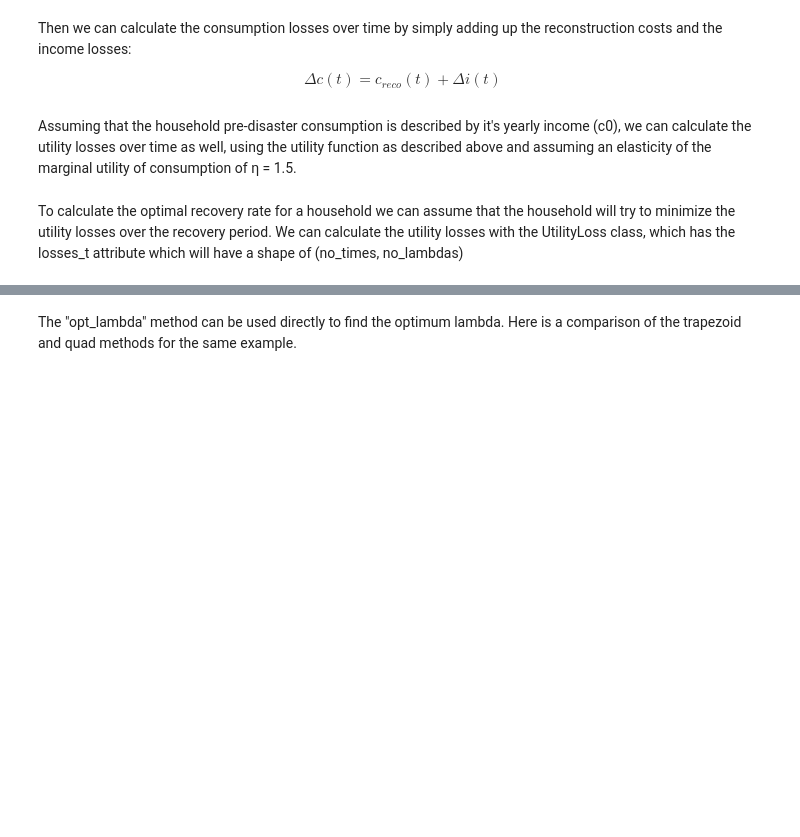
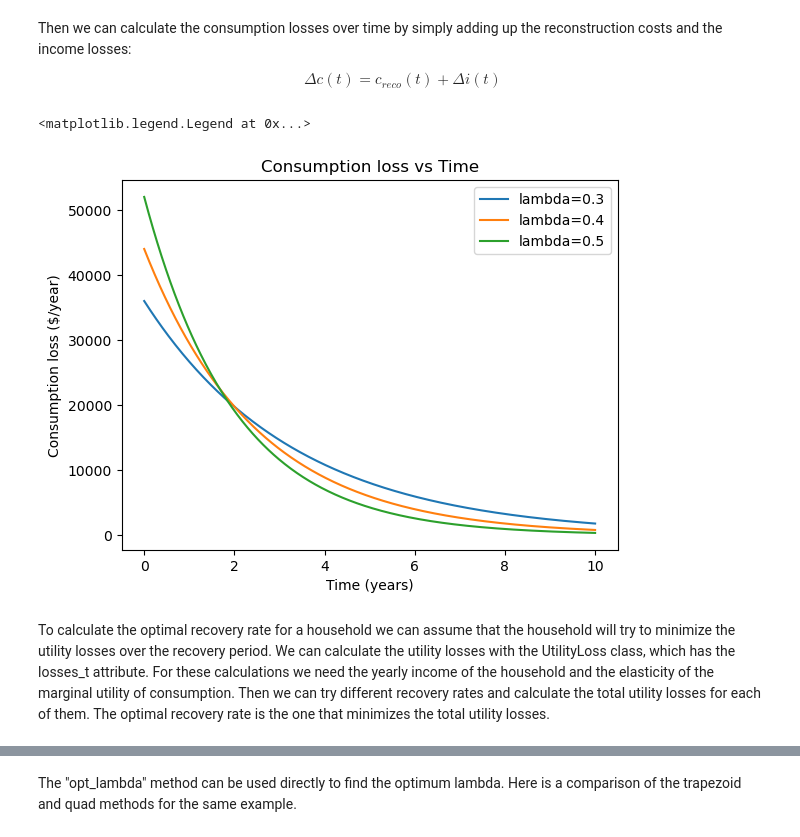
Before and after one commit to Deltares/fiat_toolbox, a Jupyter notebook: examples/well_being/1_general_methods.ipynb, the cells around one changed output, grey strips where cells are left out. Cells and saved outputs as stored; diff of their text form; code cells hidden in the pictures; blank space fills up the shorter version.

```diff
--- a/examples/well_being/1_general_methods.ipynb
+++ b/examples/well_being/1_general_methods.ipynb
@@ -130,14 +139,16 @@ $$
 \Delta c (t) = c_{reco}(t) + \Delta i (t)
 $$
 # %%
-consumption_loss = em.ConsumptionLoss(t=times, l=lambdas, v=v, k_str=k_str, pi=pi)
 # Plot the consumption loss
-for  i, _lambda in enumerate(lambdas):
-    sb.lineplot(x=times, y=consumption_loss.losses_t[:, i], label=f"lambda={_lambda}")
+for _lambda in lambdas:
+    consumption_loss = em.ConsumptionLoss(t=times, l=_lambda, v=v, k_str=k_str, pi=pi)
+    line = sb.lineplot(x=times, y=consumption_loss.losses_t, label=f"lambda={_lambda}")
+
 # Add labels and title
 plt.xlabel('Time (years)')
 plt.ylabel('Consumption loss ($/year)')
 plt.title('Consumption loss vs Time')
 plt.legend()
+# %% [output]
+<matplotlib.legend.Legend at 0x...>
+[figure, added]
-# %% [markdown]
-Assuming that the household pre-disaster consumption is described by it's yearly income (c0), we can calculate the utility losses over time as well, using the utility function as described above and assuming an elasticity of the marginal utility of consumption of η = 1.5.
@@ -161,2 +155,2 @@ plt.show()
 # %% [markdown]
-To calculate the optimal recovery rate for a household we can assume that the household will try to minimize the utility losses over the recovery period. We can calculate the utility losses with the UtilityLoss class, which has the losses_t attribute which will have a shape of (no_times, no_lambdas)
+To calculate the optimal recovery rate for a household we can assume that the household will try to minimize the utility losses over the recovery period. We can calculate the utility losses with the UtilityLoss class, which has the losses_t attribute. For these calculations we need the yearly income of the household and the elasticity of the marginal utility of consumption. Then we can try different recovery rates and calculate the total utility losses for each of them. The optimal recovery rate is the one that minimizes the total utility losses.
```
Also changed, not shown: parts of 16 cells of this notebook, 1 other file.
